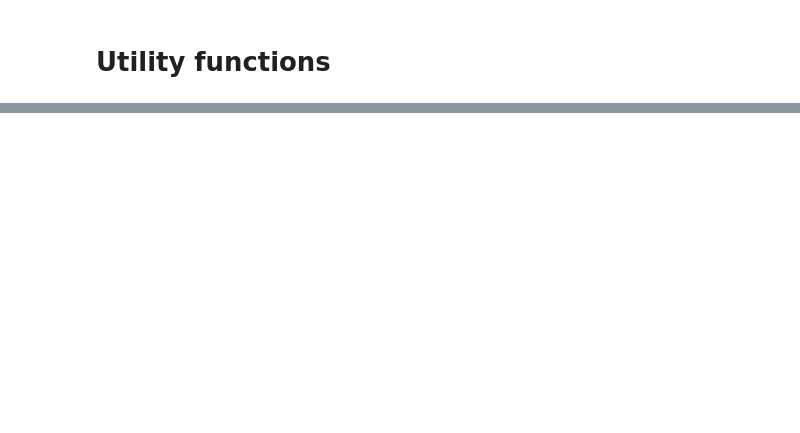
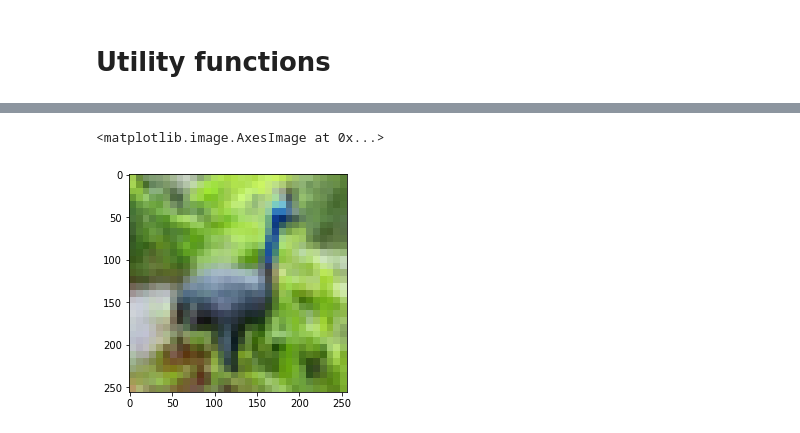
Before and after one commit to justinblaber/test_fast_loading, a Jupyter notebook: create_data.ipynb, the cells around one changed output, grey strips where cells are left out. Cells and saved outputs as stored; diff of their text form; code cells hidden in the pictures; blank space fills up the shorter version.

```diff
--- a/create_data.ipynb
+++ b/create_data.ipynb
@@ -261,0 +190,10 @@ np.roll??
+# %%
+path_hdf5 = path_data/'small_hdf5'
+path_hdf5.mkdir(exist_ok=True)
+
+with h5py.File(path_hdf5/'data.hdf5', 'w') as f:
+    f.create_dataset('data', imgs.shape, imgs.dtype, data=imgs)
+
+(pd.DataFrame({'label': labels,
+               'filename': [Path(f.decode('utf-8')).stem for f in filenames]})
+ .to_csv(path_hdf5/'meta.csv', index_label='idx'))
@@ -261,0 +259,14 @@ np.roll??
+# %%
+def _open_hdf5(path_hdf5, label, filename):
+    # Must find index given a label and filename
+    df_meta = pd.read_csv(path_hdf5/'meta.csv')
+    info = df_meta[(df_meta.label == int(label)) & (df_meta.filename == filename)]
+    with h5py.File(path_hdf5/'data.hdf5', "r") as f:
+        img = f['data'][info['idx']]
+    return Image.fromarray(img)
+# %%
+path_hdf5 = path_data/(size + '_hdf5')
+plt.imshow(_open_hdf5(path_hdf5, label, filename))
+# %% [output]
+<matplotlib.image.AxesImage at 0x...>
+[figure, added]
```
Also changed, not shown: parts of 78 cells of this notebook.
